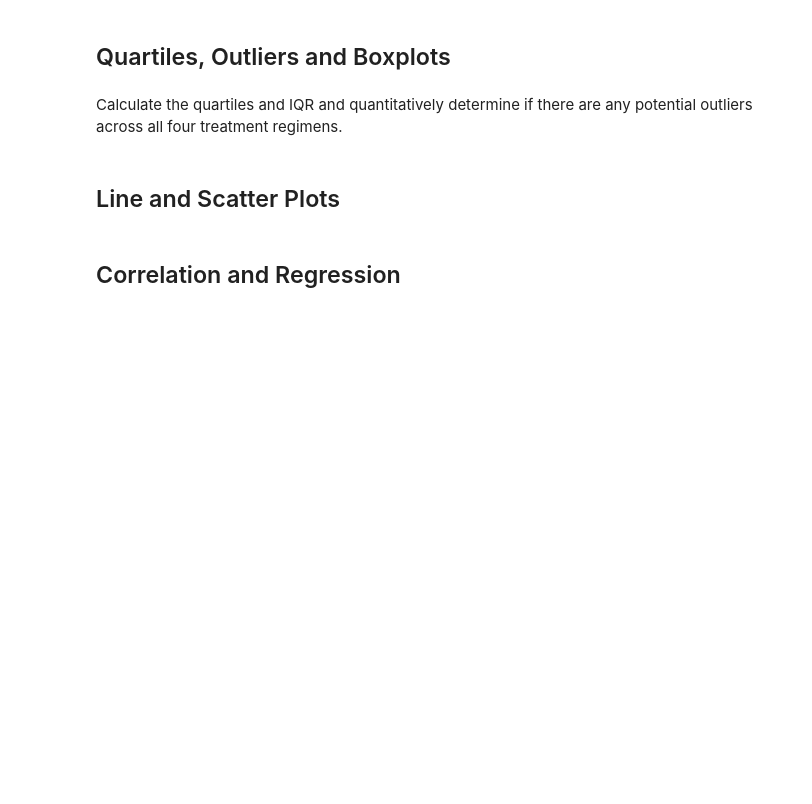
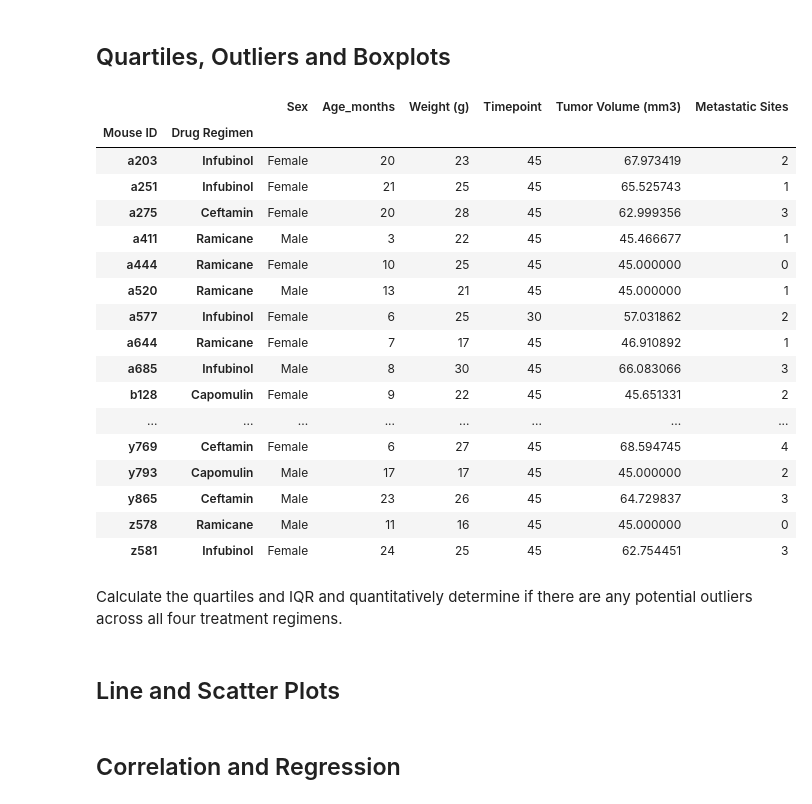
Before and after one commit to jlubranos/matplotlib-challenge, a Jupyter notebook: Pymaceuticals/pymaceuticals_starter.ipynb, the cells around one changed output. Saved outputs shown, nothing was run; the diff lists cells and outputs as text; code cells hidden in the pictures; blank space fills up the shorter version.

```diff
--- a/Pymaceuticals/pymaceuticals_starter.ipynb
+++ b/Pymaceuticals/pymaceuticals_starter.ipynb
@@ -124,12 +141,38 @@ plt.show()
 # %%
 # Calculate the final tumor volume of each mouse across four of the treatment regimens:
 # Capomulin, Ramicane, Infubinol, and Ceftamin
-
+regimen=['Capomulin','Ceftamin','Infubinol','Ramicane']
+reg_df=unique_ms_df.loc[
+        (unique_ms_df["Drug Regimen"]==regimen[0]) |
+        (unique_ms_df["Drug Regimen"]==regimen[1]) |
+        (unique_ms_df["Drug Regimen"]==regimen[2]) |
+        (unique_ms_df["Drug Regimen"]==regimen[3])
+    ,:]
 # HINT: Not all mice lived until timepoint 45
 # Start by getting the last (greatest) timepoint for each mouse
-
-
+final=reg_df.groupby(["Mouse ID","Drug Regimen"]).max()
+pd.set_option('display.max_rows',100)
+final
 # Merge this group df with the original dataframe to get the tumor volume at the last timepoint
+# %% [output]
+|  |  | Sex | Age_months | Weight (g) | Timepoint | Tumor Volume (mm3) | Metastatic Sites |
+| Mouse ID | Drug Regimen |  |  |  |  |  |  |
+| a203 | Infubinol | Female | 20 | 23 | 45 | 67.973419 | 2 |
+| a251 | Infubinol | Female | 21 | 25 | 45 | 65.525743 | 1 |
+| a275 | Ceftamin | Female | 20 | 28 | 45 | 62.999356 | 3 |
+| a411 | Ramicane | Male | 3 | 22 | 45 | 45.466677 | 1 |
+| a444 | Ramicane | Female | 10 | 25 | 45 | 45.000000 | 0 |
+| a520 | Ramicane | Male | 13 | 21 | 45 | 45.000000 | 1 |
+| a577 | Infubinol | Female | 6 | 25 | 30 | 57.031862 | 2 |
+| a644 | Ramicane | Female | 7 | 17 | 45 | 46.910892 | 1 |
+| a685 | Infubinol | Male | 8 | 30 | 45 | 66.083066 | 3 |
+| b128 | Capomulin | Female | 9 | 22 | 45 | 45.651331 | 2 |
+| ... | ... | ... | ... | ... | ... | ... | ... |
+| y769 | Ceftamin | Female | 6 | 27 | 45 | 68.594745 | 4 |
+| y793 | Capomulin | Male | 17 | 17 | 45 | 45.000000 | 2 |
+| y865 | Ceftamin | Male | 23 | 26 | 45 | 64.729837 | 3 |
+| z578 | Ramicane | Male | 11 | 16 | 45 | 45.000000 | 0 |
+| z581 | Infubinol | Female | 24 | 25 | 45 | 62.754451 | 3 |
 # %% [markdown]
 Calculate the quartiles and IQR and quantitatively determine if there are any potential outliers across all four treatment regimens.
 # %%
```
Also changed, not shown: parts of 3 cells of this notebook.
